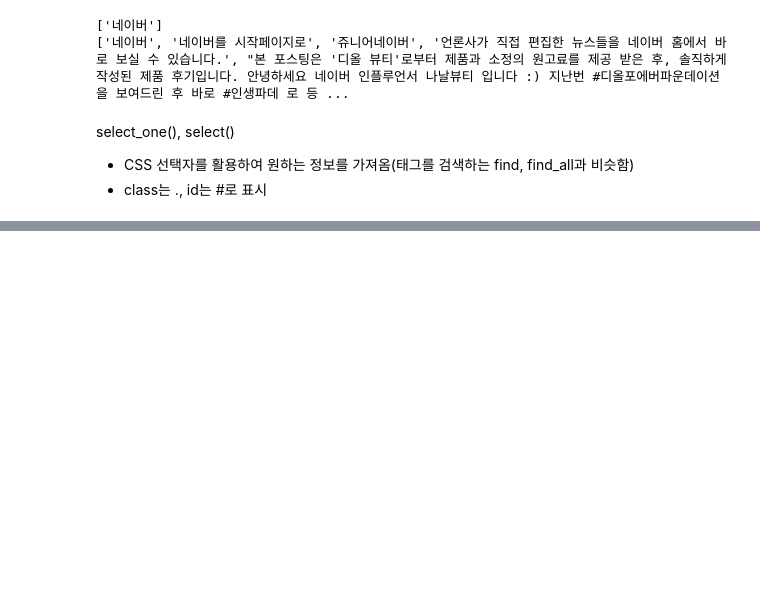
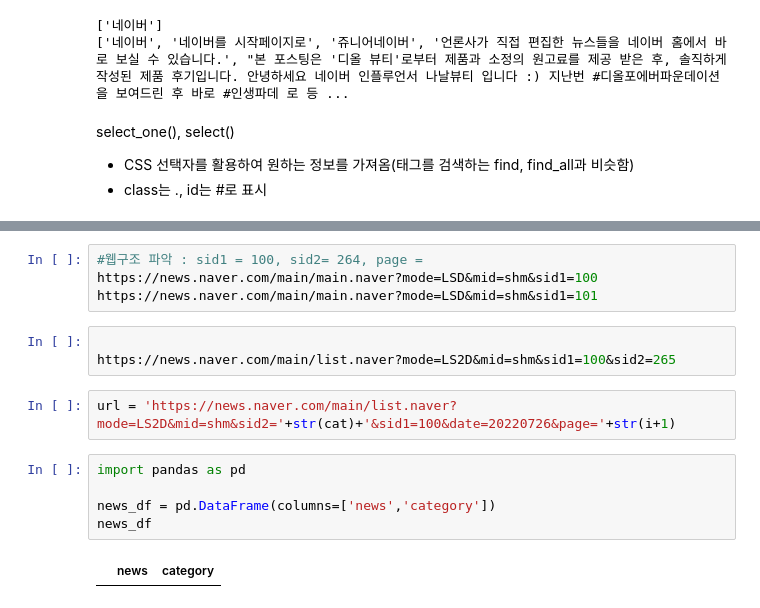
Before and after one commit to Toddbear20/Toddbear20, a Jupyter notebook: m2_분석라이브러리활용/crawling/web_crawling_2.ipynb, the cells around one changed output, grey strips where cells are left out. Saved outputs shown, nothing was run; the diff lists cells and outputs as text; blank space fills up the shorter version.

```diff
--- a/m2_분석라이브러리활용/crawling/web_crawling_2.ipynb
+++ b/m2_분석라이브러리활용/crawling/web_crawling_2.ipynb
@@ -207,0 +1030,16 @@ usd/krw= 1,312.70
+# %%
+#웹구조 파악 : sid1 = 100, sid2= 264, page =
+https://news.naver.com/main/main.naver?mode=LSD&mid=shm&sid1=100
+https://news.naver.com/main/main.naver?mode=LSD&mid=shm&sid1=101
+# %%
+
+https://news.naver.com/main/list.naver?mode=LS2D&mid=shm&sid1=100&sid2=265
+# %%
+url = 'https://news.naver.com/main/list.naver?mode=LS2D&mid=shm&sid2='+str(cat)+'&sid1=100&date=20220726&page='+str(i+1)
+# %%
+import pandas as pd
+
+news_df = pd.DataFrame(columns=['news','category'])
+news_df
+# %% [output]
+|  | news | category |
```
Also changed, not shown: parts of 90 cells of this notebook, 1 other file.
